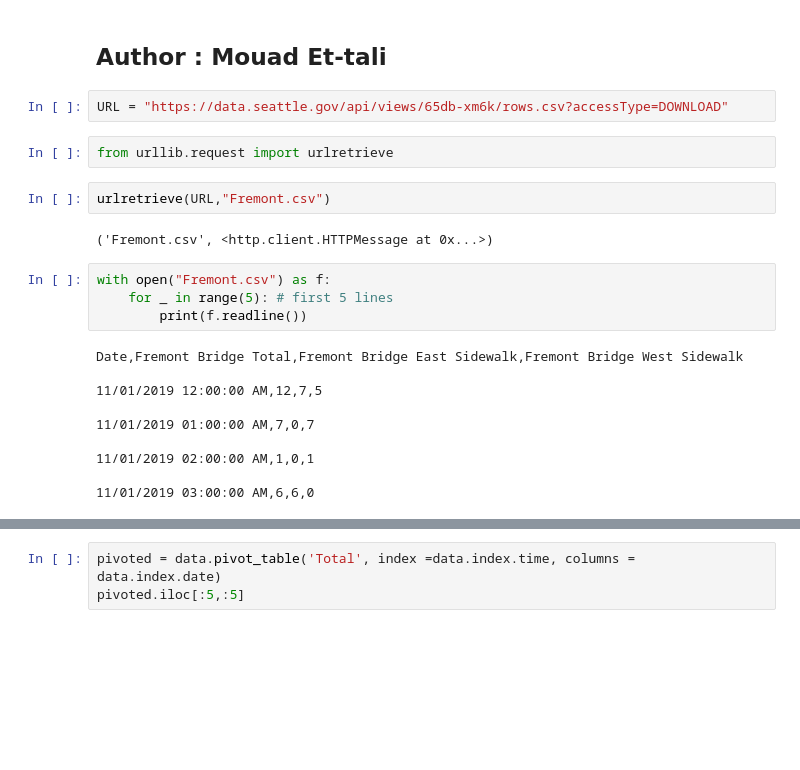
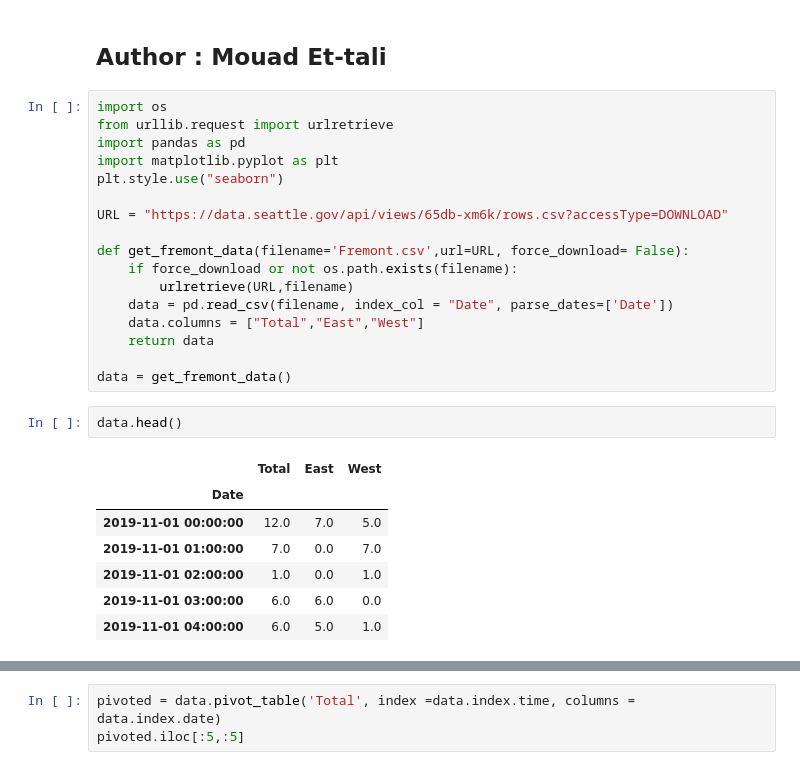
Before and after one commit to MouadEt-tali/JupyterWorkflow, a Jupyter notebook: JupyterWorkflow.ipynb, the cells around one changed output, grey strips where cells are left out. Saved outputs shown, nothing was run; the diff lists cells and outputs as text; blank space fills up the shorter version.

```diff
--- a/JupyterWorkflow.ipynb
+++ b/JupyterWorkflow.ipynb
@@ -3,24 +3,29 @@
 # %% [markdown]
 ## Author : Mouad Et-tali
 # %%
+import os
+from urllib.request import urlretrieve
+import pandas as pd
+import matplotlib.pyplot as plt
+plt.style.use("seaborn")
+
 URL = "https://data.seattle.gov/api/views/65db-xm6k/rows.csv?accessType=DOWNLOAD"
+
+def get_fremont_data(filename='Fremont.csv',url=URL, force_download= False):
+    if force_download or not os.path.exists(filename):
+        urlretrieve(URL,filename)
+    data = pd.read_csv(filename, index_col = "Date", parse_dates=['Date'])
+    data.columns = ["Total","East","West"]
+    return data
+
+data = get_fremont_data()
-# %%
-from urllib.request import urlretrieve
-# %%
-urlretrieve(URL,"Fremont.csv")
-# %% [output]
-('Fremont.csv', <http.client.HTTPMessage at 0x...>)
 # %%
-with open("Fremont.csv") as f:
-    for _ in range(5): # first 5 lines
-        print(f.readline())
+data.head()
 # %% [output]
-Date,Fremont Bridge Total,Fremont Bridge East Sidewalk,Fremont Bridge West Sidewalk
-
-11/01/2019 12:00:00 AM,12,7,5
-
-11/01/2019 01:00:00 AM,7,0,7
-
-11/01/2019 02:00:00 AM,1,0,1
-
-11/01/2019 03:00:00 AM,6,6,0
+|  | Total | East | West |
+| Date |  |  |  |
+| 2019-11-01 00:00:00 | 12.0 | 7.0 | 5.0 |
+| 2019-11-01 01:00:00 | 7.0 | 0.0 | 7.0 |
+| 2019-11-01 02:00:00 | 1.0 | 0.0 | 1.0 |
+| 2019-11-01 03:00:00 | 6.0 | 6.0 | 0.0 |
+| 2019-11-01 04:00:00 | 6.0 | 5.0 | 1.0 |
```
Also changed, not shown: parts of 7 cells of this notebook.
